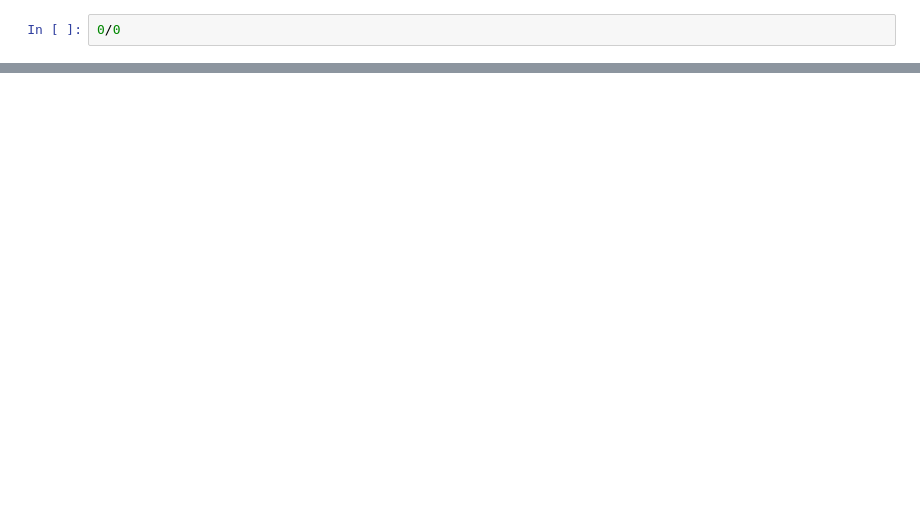
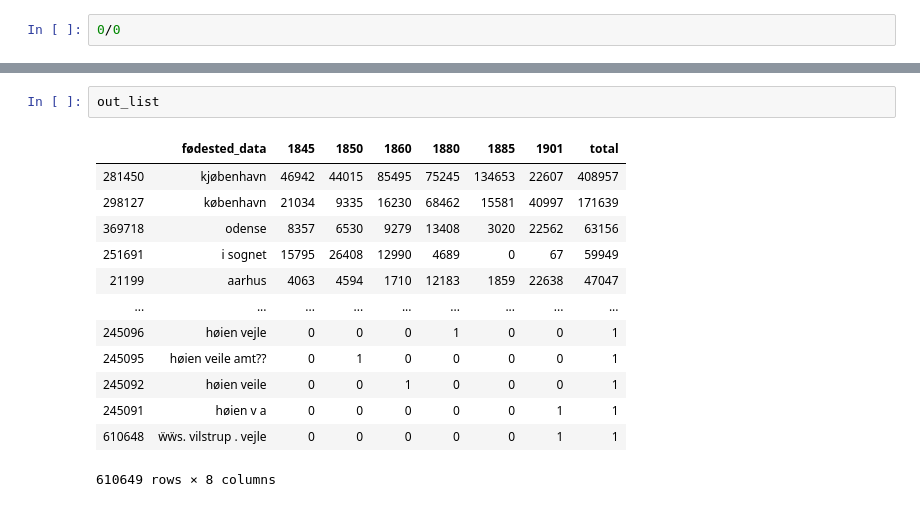
Before and after one commit to link-lives/city-standardization, a Jupyter notebook: birthplace_cleaning.ipynb, the cells around one changed output, grey strips where cells are left out. Saved outputs shown, nothing was run; the diff lists cells and outputs as text; blank space fills up the shorter version.

```diff
--- a/birthplace_cleaning.ipynb
+++ b/birthplace_cleaning.ipynb
@@ -426,0 +577,16 @@ print('Done! :D')
+# %%
+out_list
+# %% [output]
+|  | fødested_data | 1845 | 1850 | 1860 | 1880 | 1885 | 1901 | total |
+| 281450 | kjøbenhavn | 46942 | 44015 | 85495 | 75245 | 134653 | 22607 | 408957 |
+| 298127 | københavn | 21034 | 9335 | 16230 | 68462 | 15581 | 40997 | 171639 |
+| 369718 | odense | 8357 | 6530 | 9279 | 13408 | 3020 | 22562 | 63156 |
+| 251691 | i sognet | 15795 | 26408 | 12990 | 4689 | 0 | 67 | 59949 |
+| 21199 | aarhus | 4063 | 4594 | 1710 | 12183 | 1859 | 22638 | 47047 |
+| ... | ... | ... | ... | ... | ... | ... | ... | ... |
+| 245096 | høien vejle | 0 | 0 | 0 | 1 | 0 | 0 | 1 |
+| 245095 | høien veile amt?? | 0 | 1 | 0 | 0 | 0 | 0 | 1 |
+| 245092 | høien veile | 0 | 0 | 1 | 0 | 0 | 0 | 1 |
+| 245091 | høien v a | 0 | 0 | 0 | 0 | 0 | 1 | 1 |
+| 610648 | ẅẅs. vilstrup . vejle | 0 | 0 | 0 | 0 | 0 | 1 | 1 |
+610649 rows × 8 columns
```
Also changed, not shown: parts of 19 cells of this notebook, 2 other files.
